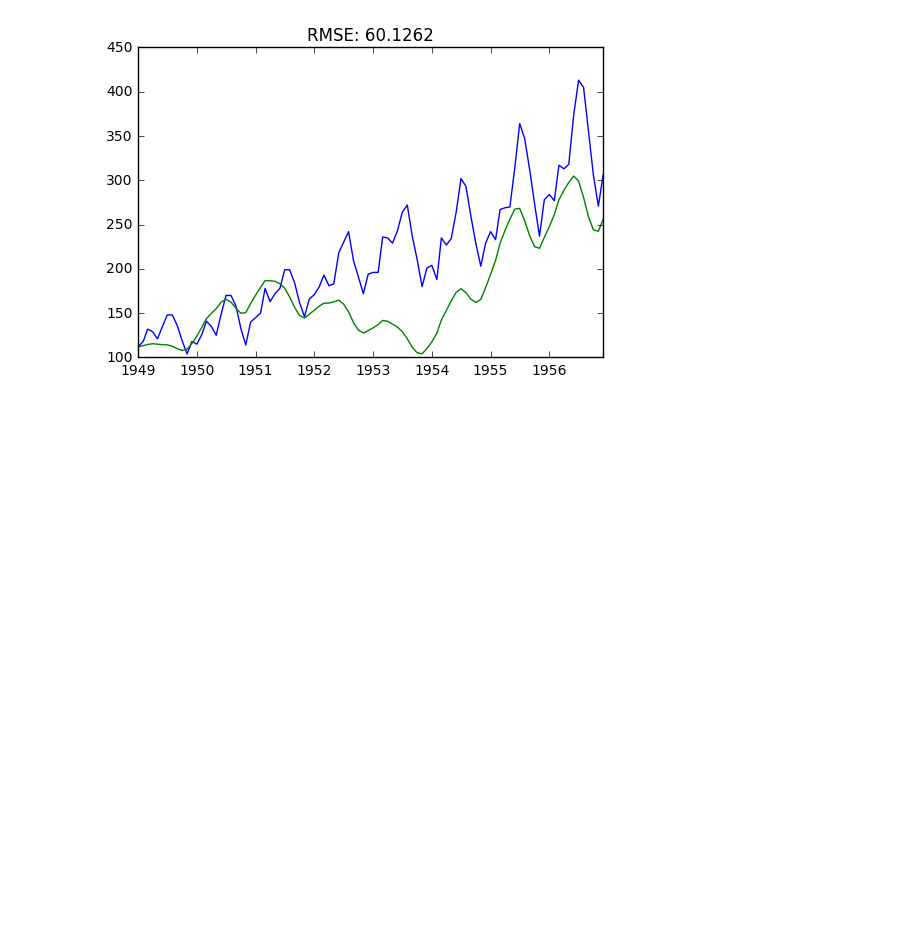
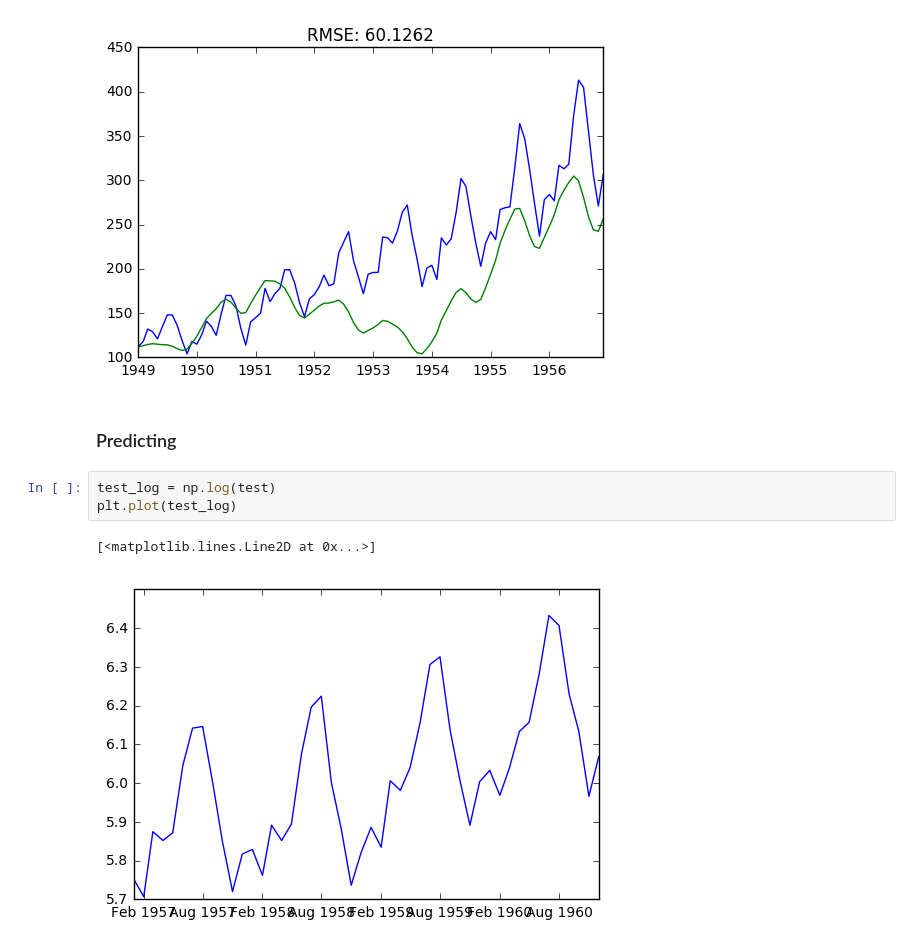
Before and after one commit to smolina74/timeseries, a Jupyter notebook: machine_learning/time series with training and test set.ipynb, the cells around one changed output. Drawn from its saved outputs; the diff is of its cells as text; blank space fills up the shorter version.

Commit message:
adding training set and test set in statistical models as well

```diff
--- a/machine_learning/time series with training and test set.ipynb
+++ b/machine_learning/time series with training and test set.ipynb
@@ -148,3 +148,11 @@ plt.title('RMSE: %.4f'% np.sqrt(sum((predictions_ARIMA-train)**2)/len(train)))
 # %% [output]
 <matplotlib.text.Text at 0x...>
 [figure]
+# %% [markdown]
+### Predicting
+# %%
+test_log = np.log(test)
+plt.plot(test_log)
+# %% [output]
+[<matplotlib.lines.Line2D at 0x...>]
+[figure, added]
```
Also changed, not shown: parts of 4 cells of this notebook.
